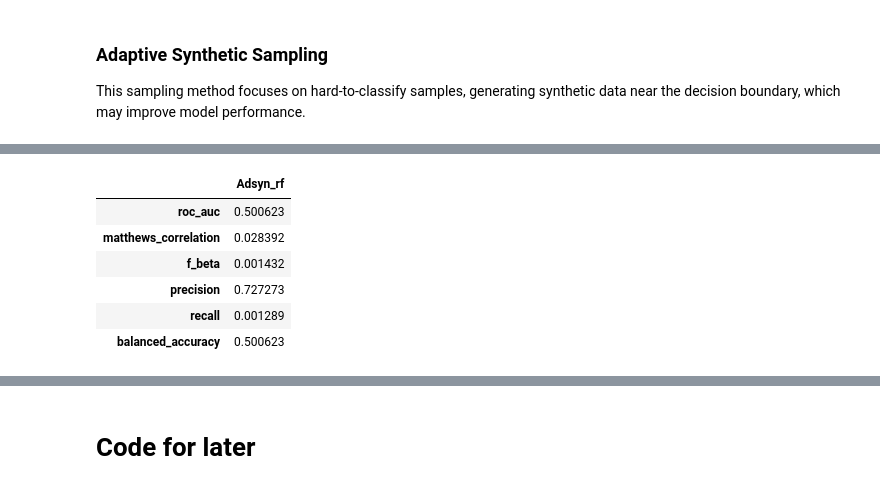
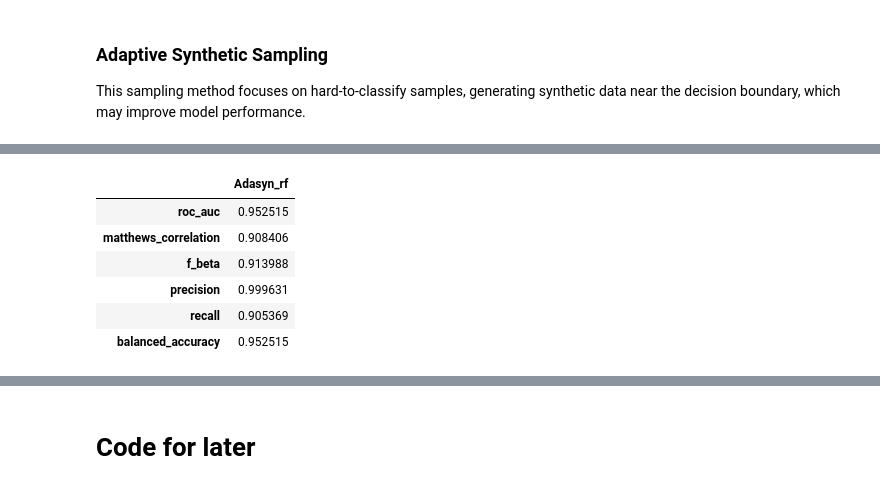
Before and after one commit to lrobin42/Home_Credit_Default_Prediction, a Jupyter notebook: default_prediction.ipynb, the cells around one changed output, grey strips where cells are left out. Cells and saved outputs as stored; diff of their text form; code cells hidden in the pictures.

```diff
--- a/default_prediction.ipynb
+++ b/default_prediction.ipynb
@@ -2,42 +2,44 @@
 ## Imports
 # %%
 import warnings
+
 import numpy as np
+import optuna
 import pandas as pd
 import plotly.express as px
 import plotly.io as pio
 import polars as pl
-import optuna
 import polars.selectors as cs
-from imblearn.over_sampling import SMOTE
+import scipy.stats as stats
+from imblearn.over_sampling import ADASYN, SMOTE
 from imblearn.pipeline import Pipeline as ImbPipeline
 from imblearn.under_sampling import RandomUnderSampler
 from lightgbm import LGBMClassifier
+from numpy.typing import NDArray
 from optuna import Study, create_study
 from optuna.pruners import SuccessiveHalvingPruner
 from optuna.samplers import RandomSampler
+from optuna.study.study import Study
 from optuna.trial._frozen import FrozenTrial
 from pandas import DataFrame, Series
 from polars import DataFrame
+from polars.dataframe.frame import DataFrame
+from polars.series.series import Series
 from sklearn.decomposition import PCA
 from sklearn.model_selection import train_test_split
-from polars.dataframe.frame import DataFrame
 from sklearn.pipeline import Pipeline
-
 from xgboost import XGBClassifier
-from polars.series.series import Series
-import scipy.stats as stats
-from numpy.typing import NDArray
-from optuna.study.study import Study
-
+from sklearn.compose import ColumnTransformer
+from sklearn.impute import SimpleImputer
+from sklearn.pipeline import Pipeline
+from sklearn.preprocessing import OneHotEncoder, StandardScaler
 
 warnings.filterwarnings("ignore")
 optuna.logging.set_verbosity(optuna.logging.WARNING)
 pio.templates.default = "plotly_dark"
 
-
 # set trials globally to optimize run time
-num_trials = 15
+num_trials = 17
 # %% [markdown]
 ### Loan_functions.py
 # %%
@@ -483,24 +482,24 @@ rf_params= model_specifications['AdaSynlgbm_rf']
 # %%
-x_train, x_test, y_train, y_test = train_test_split(
-    x, y, stratify=y, random_state=15
-)
+rf_params= model_specifications['AdaSyn_lgbm_rf']
+
+#x_train, x_test, y_train, y_test = train_test_split(x, y, stratify=y, random_state=15)
 
 
 params: dict = replicate_classifier_tuning(
-    "lgbm_rf", x, y, study_name="AdaSynlgbm_rf", n_trials=1
+    "lgbm_rf", ada_x, ada_y, study_name="AdaSynlgbm_rf", n_trials=1
 )
 
 ada_rf = LGBMClassifier(**params)
-ada_rf.fit(x_train, y_train)
-smote_predictions: NDArray = ada_rf.predict(x_test)
+ada_rf.fit(ada_x_train, ada_y_train)
+smote_predictions: NDArray = ada_rf.predict(ada_x_test)
 
 
-calculate_model_statistics(y_test, smote_predictions, title='Adsyn_rf')
+calculate_model_statistics(ada_y_test, smote_predictions, title='Adasyn_rf')
 # %% [output]
-|  | Adsyn_rf |
-| roc_auc | 0.500623 |
-| matthews_correlation | 0.028392 |
-| f_beta | 0.001432 |
-| precision | 0.727273 |
-| recall | 0.001289 |
-| balanced_accuracy | 0.500623 |
+|  | Adasyn_rf |
+| roc_auc | 0.952515 |
+| matthews_correlation | 0.908406 |
+| f_beta | 0.913988 |
+| precision | 0.999631 |
+| recall | 0.905369 |
+| balanced_accuracy | 0.952515 |
```
Also changed, not shown: parts of 13 cells of this notebook, 1 other file.
